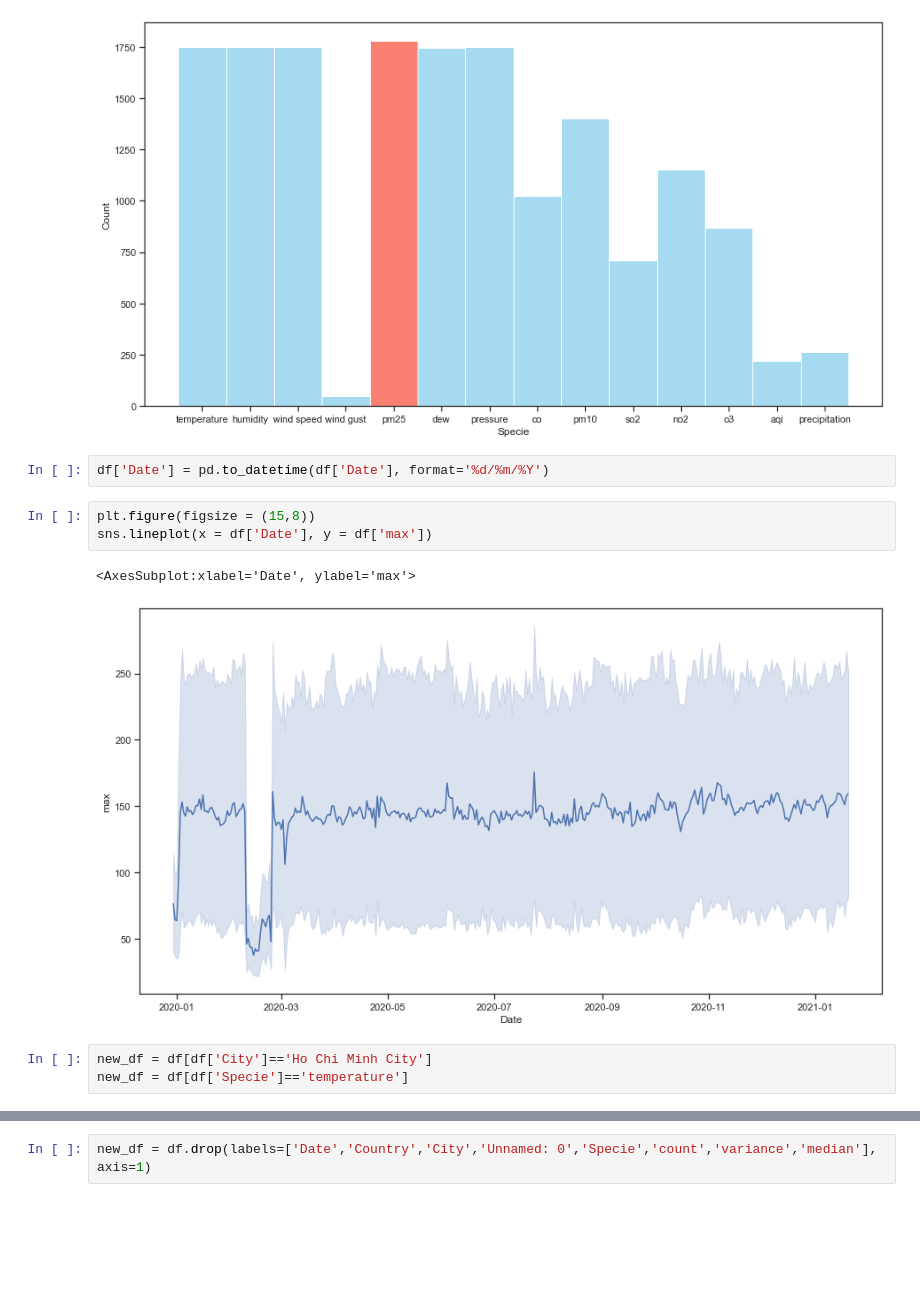
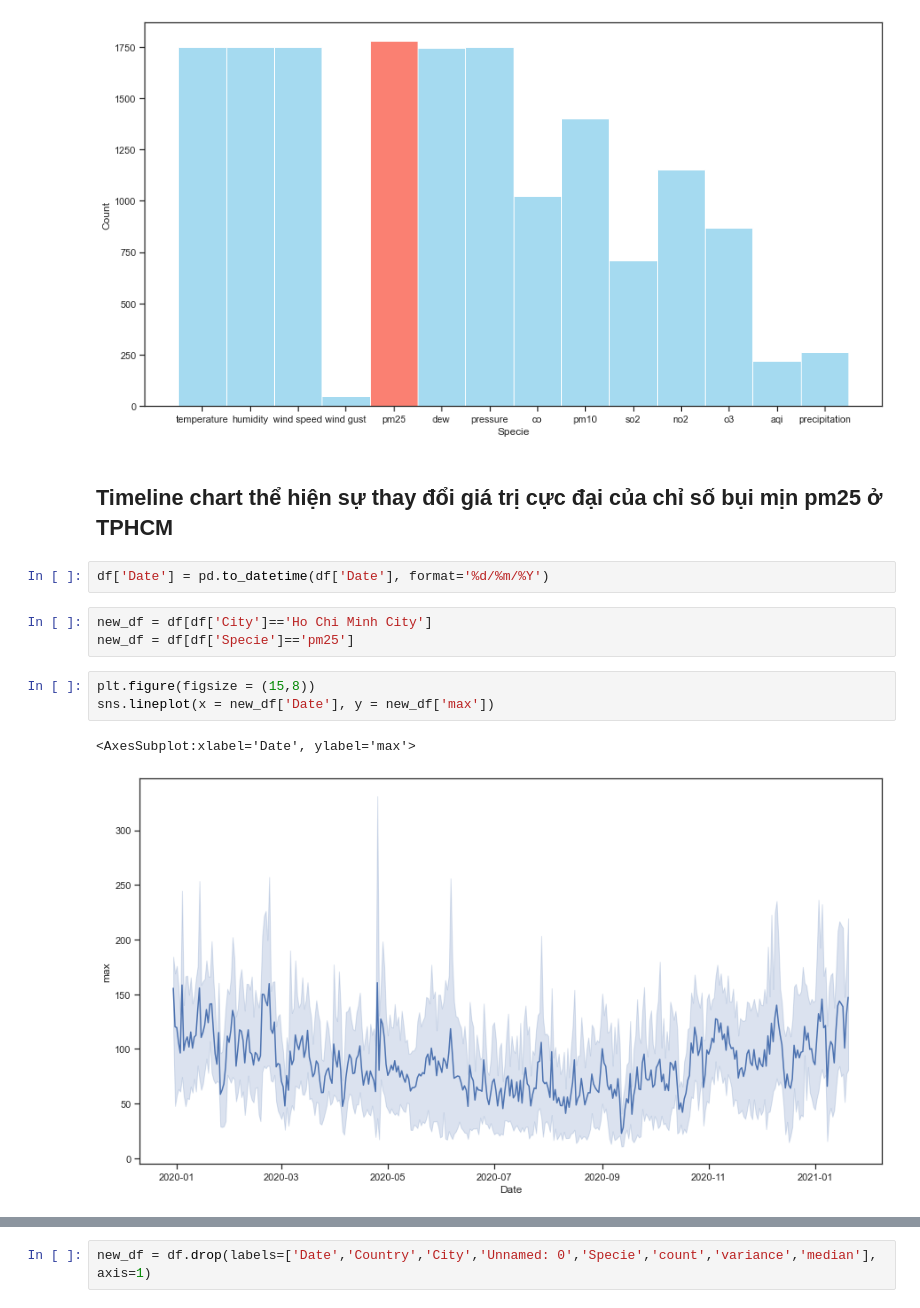
Before and after one commit to luthevy/Data-Visualization_Group08, a Jupyter notebook: Cuối kì/Vỹ.ipynb, the cells around one changed output, grey strips where cells are left out. Saved outputs shown, nothing was run; the diff lists cells and outputs as text; blank space fills up the shorter version.

```diff
--- a/Cuối kì/Vỹ.ipynb
+++ b/Cuối kì/Vỹ.ipynb
@@ -37,14 +41,16 @@ sns.histplot(x = df["Specie"], color='skyblue',kde = False)
 ax.patches[4].set_facecolor('salmon')
 # %% [output]
 [figure]
-# %%
-df['Date'] = pd.to_datetime(df['Date'], format='%d/%m/%Y')
+# %% [markdown]
+## Timeline chart thể hiện sự thay đổi giá trị cực đại của chỉ số bụi mịn pm25 ở TPHCM
+# %%
+df['Date'] = pd.to_datetime(df['Date'], format='%d/%m/%Y')
+# %%
+new_df = df[df['City']=='Ho Chi Minh City']
+new_df = df[df['Specie']=='pm25']
 # %%
 plt.figure(figsize = (15,8))
-sns.lineplot(x = df['Date'], y = df['max'])
+sns.lineplot(x = new_df['Date'], y = new_df['max'])
 # %% [output]
 <AxesSubplot:xlabel='Date', ylabel='max'>
-[figure, old version]
+[figure, new version]
-# %%
-new_df = df[df['City']=='Ho Chi Minh City']
-new_df = df[df['Specie']=='temperature']
```
Also changed, not shown: parts of 4 cells of this notebook.
